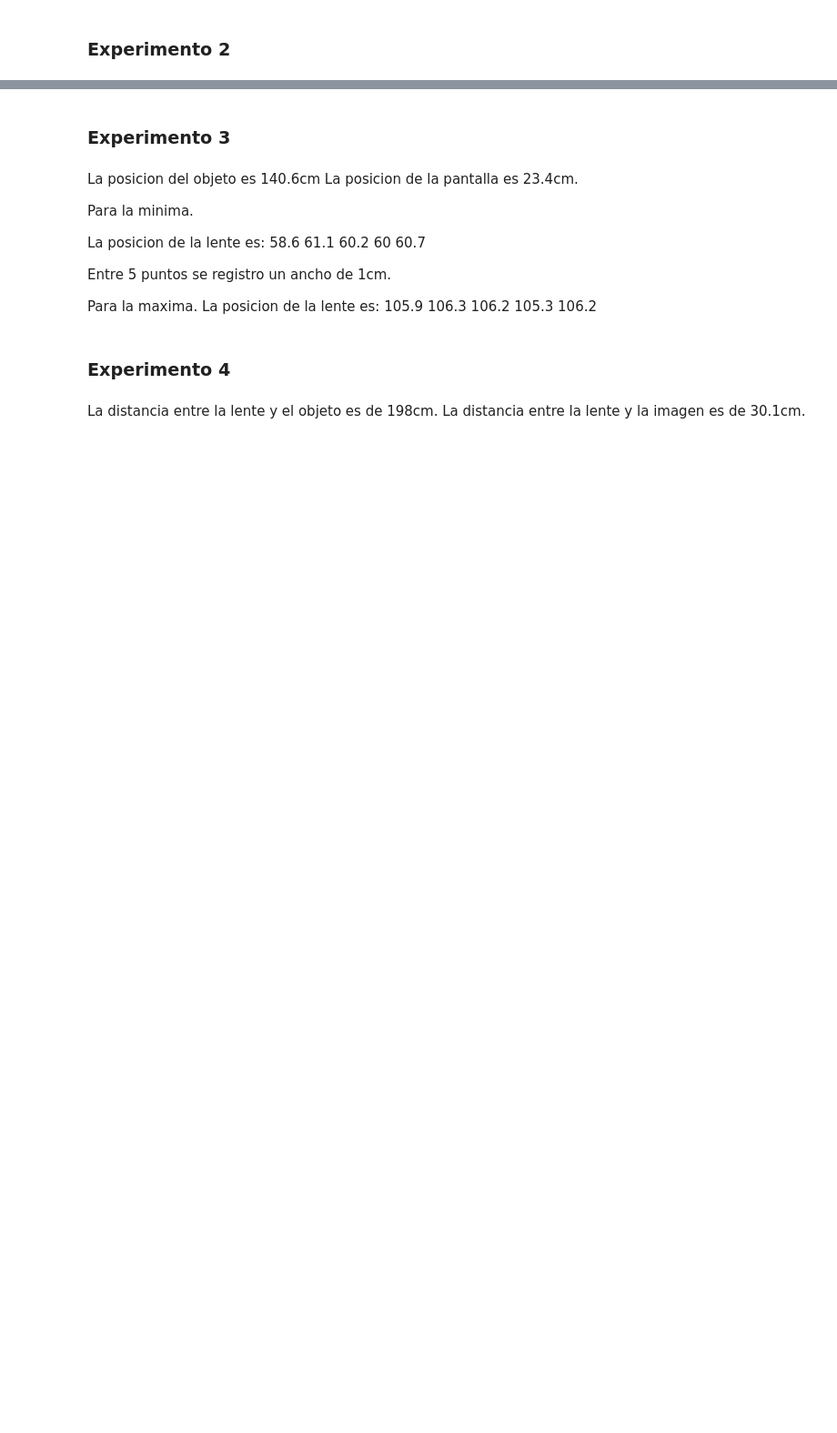
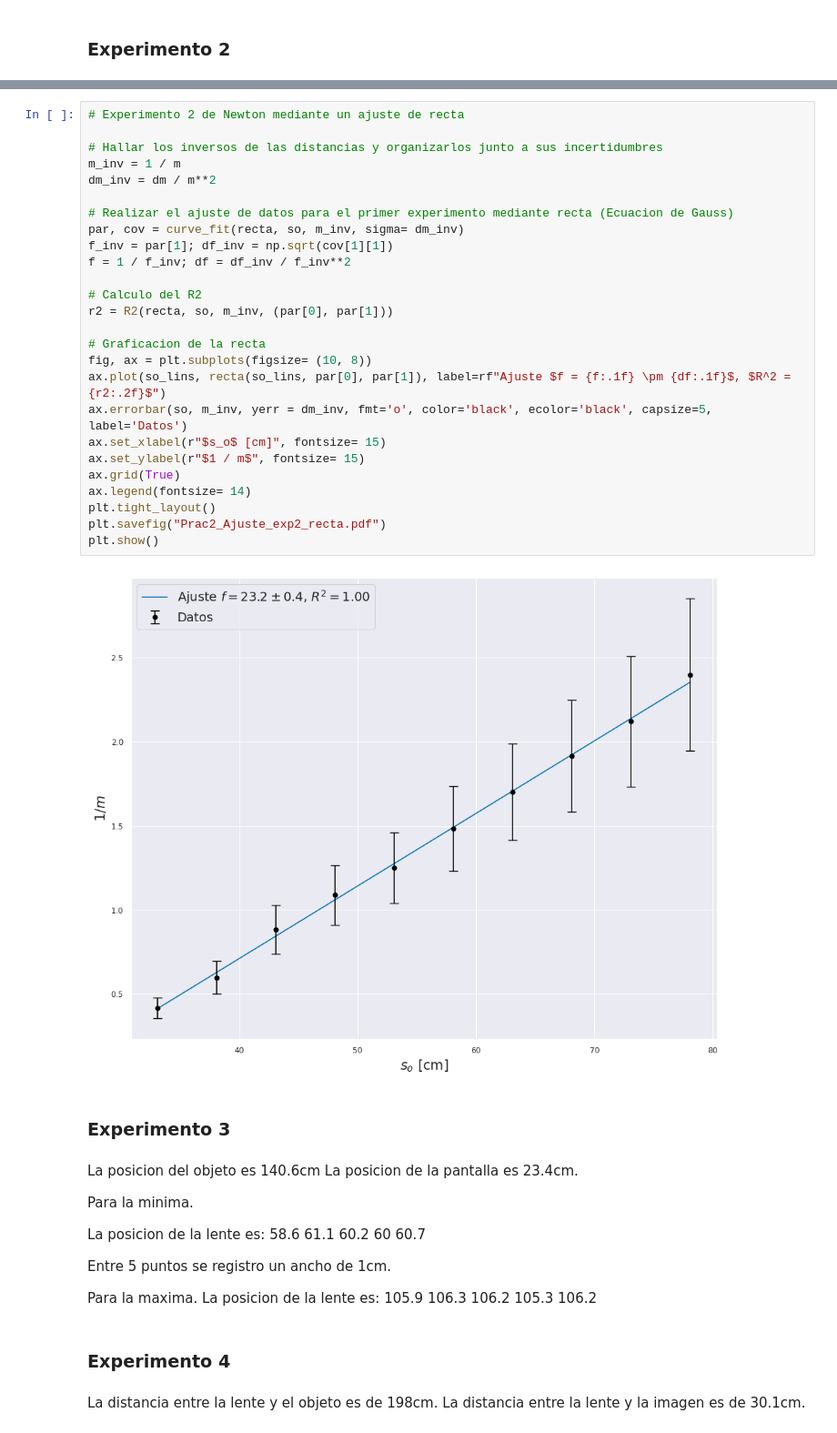
Before and after one commit to JuanSeguraUNAL/Mediciones_en_Optica_y_Acustica, a Jupyter notebook: practica2.ipynb, the cells around one changed output, grey strips where cells are left out. Shown at 91% size. Saved outputs shown, nothing was run; the diff lists cells and outputs as text; blank space fills up the shorter version.

```diff
--- a/practica2.ipynb
+++ b/practica2.ipynb
@@ -138,6 +185,34 @@ plt.savefig("Prac2_Ajuste_exp2.pdf")
 plt.show()
 # %% [output]
 [figure]
+# %%
+# Experimento 2 de Newton mediante un ajuste de recta
+
+# Hallar los inversos de las distancias y organizarlos junto a sus incertidumbres
+m_inv = 1 / m
+dm_inv = dm / m**2
+
+# Realizar el ajuste de datos para el primer experimento mediante recta (Ecuacion de Gauss)
+par, cov = curve_fit(recta, so, m_inv, sigma= dm_inv)
+f_inv = par[1]; df_inv = np.sqrt(cov[1][1])
+f = 1 / f_inv; df = df_inv / f_inv**2
+
+# Calculo del R2
+r2 = R2(recta, so, m_inv, (par[0], par[1]))
+
+# Graficacion de la recta
+fig, ax = plt.subplots(figsize= (10, 8))
+ax.plot(so_lins, recta(so_lins, par[0], par[1]), label=rf"Ajuste $f = {f:.1f} \pm {df:.1f}$, $R^2 = {r2:.2f}$")
+ax.errorbar(so, m_inv, yerr = dm_inv, fmt='o', color='black', ecolor='black', capsize=5, label='Datos')
+ax.set_xlabel(r"$s_o$ [cm]", fontsize= 15)
+ax.set_ylabel(r"$1 / m$", fontsize= 15)
+ax.grid(True)
+ax.legend(fontsize= 14)
+plt.tight_layout()
+plt.savefig("Prac2_Ajuste_exp2_recta.pdf")
+plt.show()
+# %% [output]
+[figure, added]
 # %% [markdown]
 ### Experimento 3
 # %% [markdown]
```
Also changed, not shown: parts of 5 cells of this notebook.
